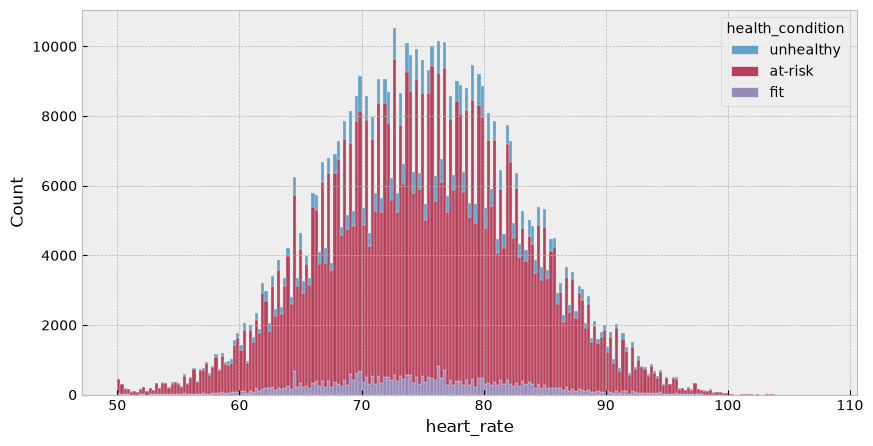
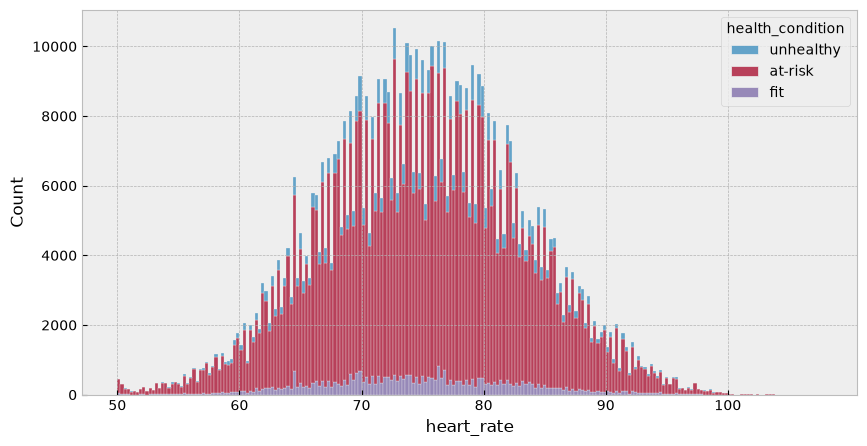
The change to this notebook cell's code, shown as a diff; its figure went from the first image to the second:
--- before
+++ after
@@ -1,4 +1 @@
-plt.figure(figsize=(10, 5))
-sns.histplot(data=df, x='heart_rate', hue='health_condition', multiple='stack')
-plt.xticks()
-plt.show()
+sns_Hist(data=df,x='heart_rate',hue='health_condition',figsize=(10, 5),step=10)

Commit: myplotadd